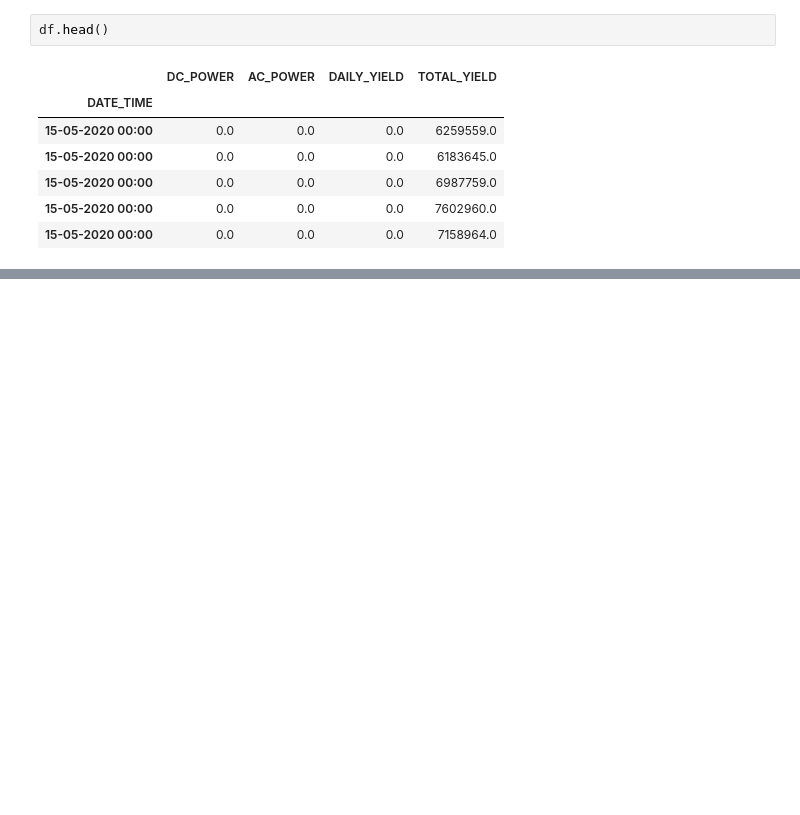
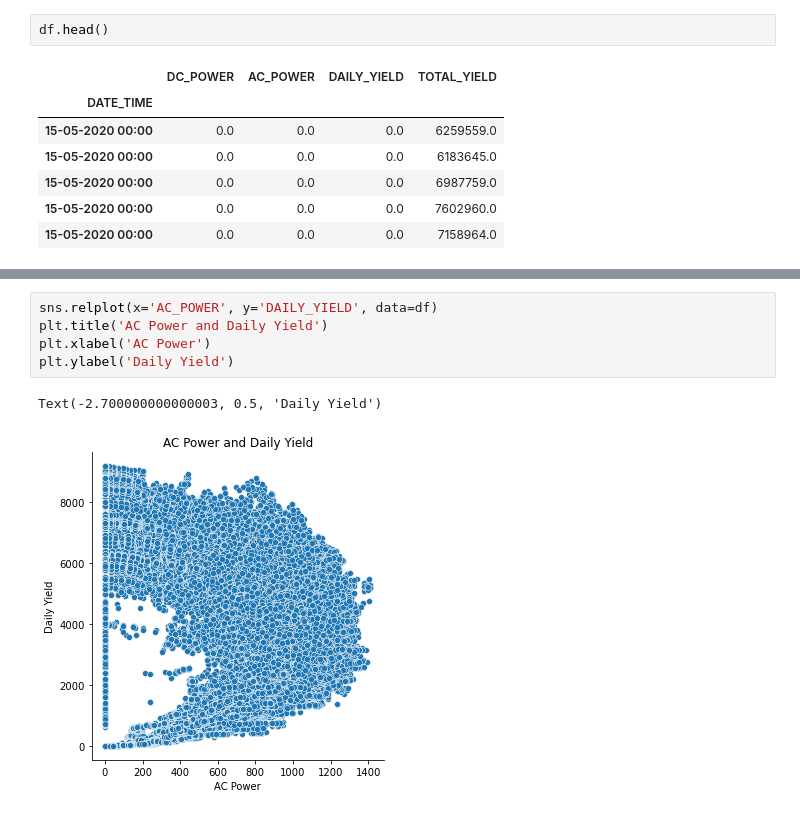
Before and after one commit to BurtonBarnes/solar, a Jupyter notebook: final_notebook.ipynb, the cells around one changed output, grey strips where cells are left out. Cells and saved outputs as stored; diff of their text form; blank space fills up the shorter version.

```diff
--- a/final_notebook.ipynb
+++ b/final_notebook.ipynb
@@ -72,0 +103,8 @@ df.head()
+# %%
+sns.relplot(x='AC_POWER', y='DAILY_YIELD', data=df)
+plt.title('AC Power and Daily Yield')
+plt.xlabel('AC Power')
+plt.ylabel('Daily Yield')
+# %% [output]
+Text(-2.700000000000003, 0.5, 'Daily Yield')
+[figure, added]
```
Also changed, not shown: parts of 5 cells of this notebook.
